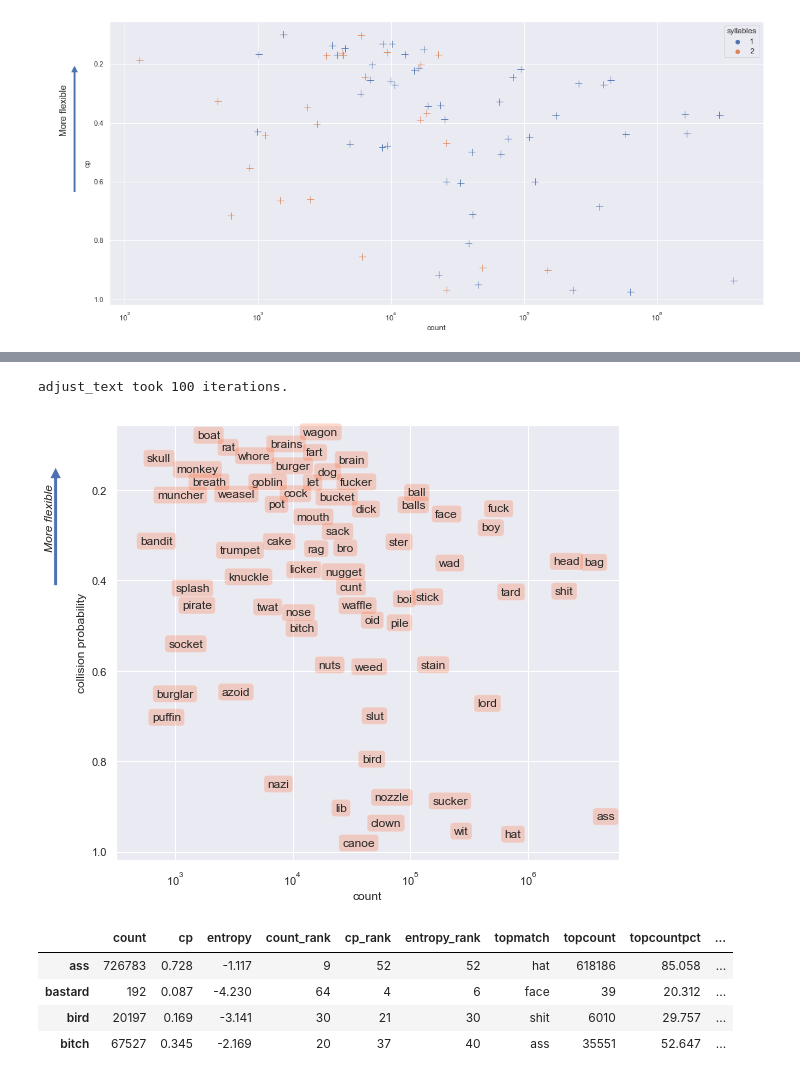
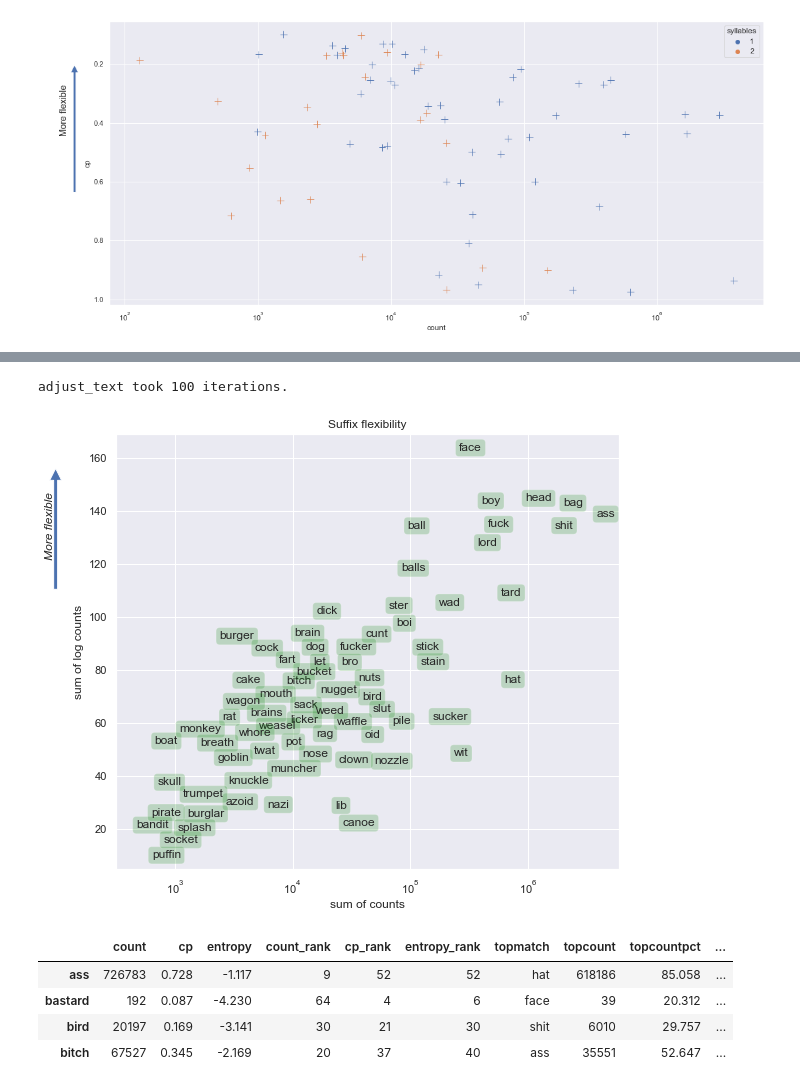
Before and after one commit to colinmorris/pejorative-compounds, a Jupyter notebook: affixes.ipynb, the cells around one changed output, grey strips where cells are left out. Drawn from its saved outputs; the diff is of its cells as text; code cells hidden in the pictures.

```diff
--- a/affixes.ipynb
+++ b/affixes.ipynb
@@ -278,6 +298,3 @@ scatter(sf,
        );
 # %% [output]
 [figure]
-# %%
-fig, ax = scatter(pf,
-                 );
@@ -287,2 +300,0 @@ adjust_text took 100 iterations.
-# %%
-fig, ax = scatter(sf);
@@ -291,5 +301,8 @@ fig, ax = scatter(sf);
 # %%
 FIG_GEN = 1
+
+# Set to 1 if we're doing the "collision_probability = logsum" hack. Bleh.
+LOGSUM = 1
 
 FS = (18, 8)
 if FIG_GEN:
@@ -298,6 +311,7 @@ if FIG_GEN:
 def scatter_text(af, xcol='count', ycol='cp',
             adjust=True, arrow=True,
                  min=500,
+                 textbg='orangered',
             **sns_kwargs,
            ):
 
@@ -314,7 +328,7 @@ def scatter_text(af, xcol='count', ycol='cp',
         **sns_kwargs
     )
     ax.set_xscale('log')
-    if ycol == 'cp':
+    if ycol == 'cp' and not LOGSUM:
         ax.invert_yaxis()
 
     texts = []
@@ -322,7 +336,7 @@ def scatter_text(af, xcol='count', ycol='cp',
         x = row[xcol]
         y = row[ycol]
         texts.append( ax.annotate(aff, (x, y),
-                                  bbox=dict(boxstyle='round', alpha=0.2, facecolor='orangered'),
+                                  bbox=dict(boxstyle='round', alpha=0.2, facecolor=textbg),
                                  ) )
     if adjust:
         iters = adjust_text(
@@ -354,11 +368,12 @@ def scatter_text(af, xcol='count', ycol='cp',
     return fig, ax
 
 fig, ax = scatter_text(pf,
-        adjust=1, min=1000,
+        adjust=1,
+        min=1055,
        );
-ax.set_ylabel("collision probability")
-#ax.set_title("Prefixes: frequency vs. collision probability")
+ax.set_ylabel("sum of log counts")
+ax.set_xlabel("sum of counts")
+ax.set_title("Prefix flexibility")
 if FIG_GEN:
     viz_helpers.savefig(fig, 'prefix_collisions', bbox_inches='tight');
-    pass
 # %% [output]
@@ -367,15 +382,18 @@ adjust_text took 100 iterations.
 # %%
 fig, ax = scatter_text(sf,
-        adjust=1, min=500,
+                       adjust=1,
+                       min=500,
+                       textbg='green',
+
        );
-ax.set_ylabel("collision probability")
-#ax.set_title("Prefixes: frequency vs. collision probability")
+ax.set_ylabel("sum of log counts")
+ax.set_xlabel("sum of counts")
+ax.set_title("Suffix flexibility")
 if FIG_GEN:
     viz_helpers.savefig(fig, 'suffix_collisions', bbox_inches='tight', dpi=fig.dpi*2);
-    pass
 # %% [output]
 adjust_text took 100 iterations.
-[figure, old version]
+[figure, new version]
 # %%
 pf.head(4)
 # %% [output]
```
Also changed, not shown: parts of 13 cells of this notebook, 2 other files.
